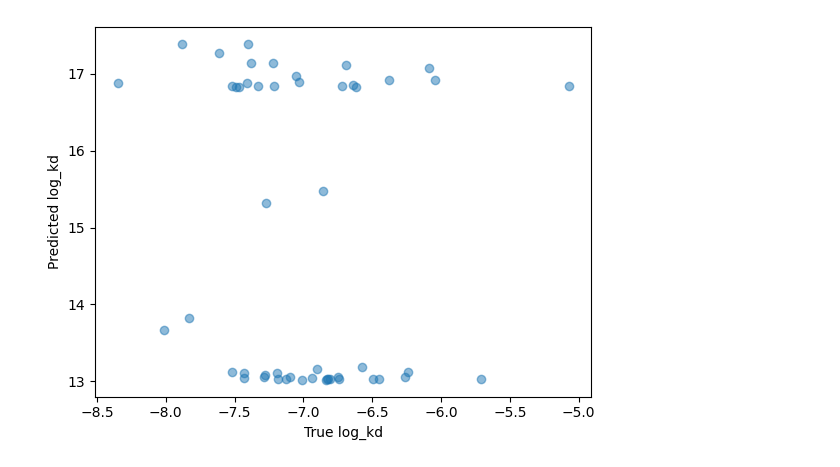
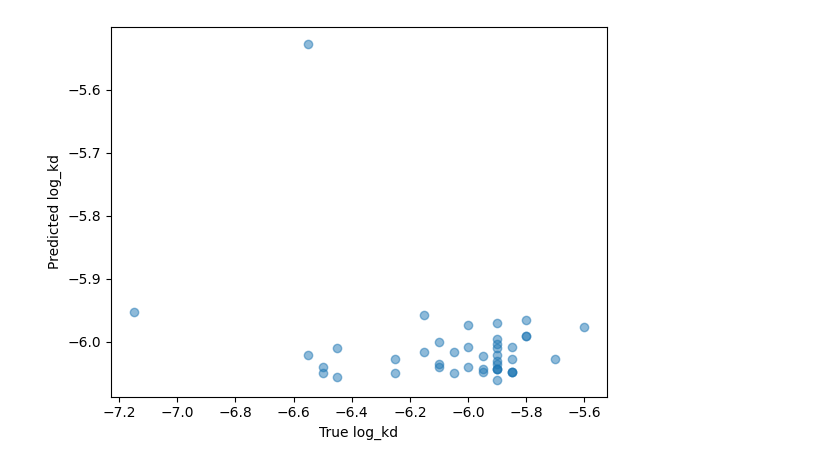
Before and after one commit to doubleyoushinamide/Machine_Learning, a Jupyter notebook: project-malaria.ipynb, the cells around one changed output. Cells and saved outputs as stored; diff of their text form; code cells hidden in the pictures.

Commit message:
Kaggle Notebook | project_Malaria | Version 57

```diff
--- a/project-malaria.ipynb
+++ b/project-malaria.ipynb
@@ -989,9 +903,9 @@ You should probably TRAIN this model on a down-stream task to be able to use it
 # %%
 import matplotlib.pyplot as plt
-df = pd.read_csv("/kaggle/working/test_predictions_AID1379.csv")
+df = pd.read_csv("/kaggle/working/test_predictions_AID504332.csv")
 plt.scatter(df["targets"], df["predictions"], alpha=0.5)
 plt.xlabel("True log_kd")
 plt.ylabel("Predicted log_kd")
-plt.savefig("/kaggle/working/scatter_AID1379.png")
+plt.savefig("/kaggle/working/scatter_AID504332.png")
 # %% [output]
-[figure, old version]
+[figure, new version]
```
Also changed, not shown: parts of 3 cells of this notebook.
